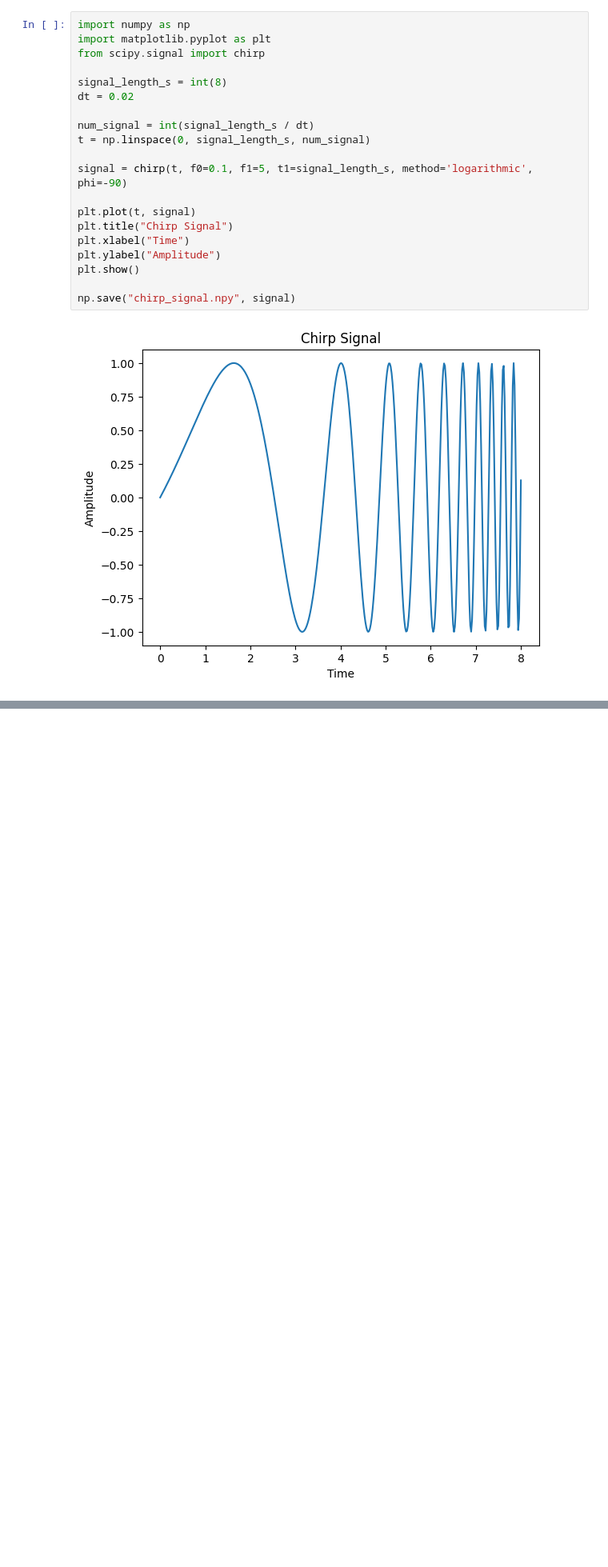
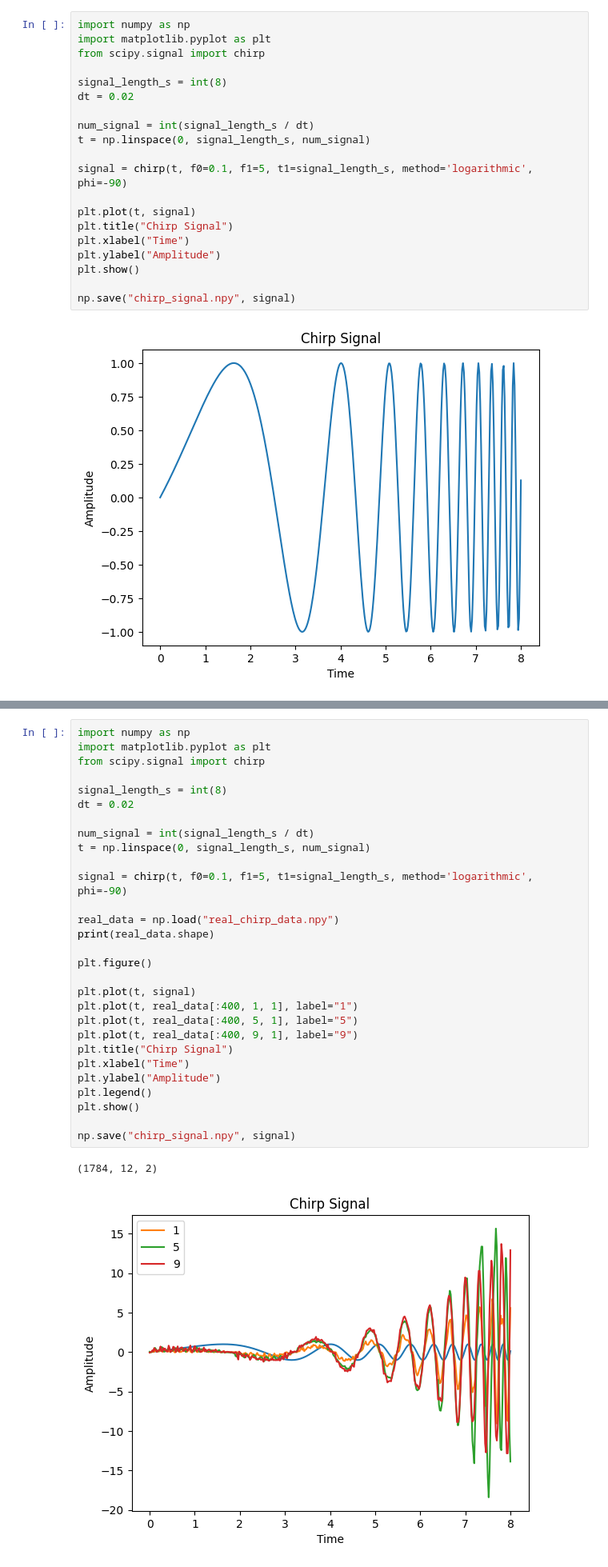
Before and after one commit to Kenjiro-Minamikawa/odrive_test, a Jupyter notebook: script/wave.ipynb, the cells around one changed output, grey strips where cells are left out. Shown at 80% size. Saved outputs shown, nothing was run; the diff lists cells and outputs as text; blank space fills up the shorter version.

```diff
--- a/script/wave.ipynb
+++ b/script/wave.ipynb
@@ -52,0 +55,32 @@ np.save("chirp_signal.npy", signal)
+# %%
+import numpy as np
+import matplotlib.pyplot as plt
+from scipy.signal import chirp
+
+signal_length_s = int(8)
+dt = 0.02
+
+num_signal = int(signal_length_s / dt)
+t = np.linspace(0, signal_length_s, num_signal)
+
+signal = chirp(t, f0=0.1, f1=5, t1=signal_length_s, method='logarithmic', phi=-90)
+
+real_data = np.load("real_chirp_data.npy")
+print(real_data.shape)
+
+plt.figure()
+
+plt.plot(t, signal)
+plt.plot(t, real_data[:400, 1, 1], label="1")
+plt.plot(t, real_data[:400, 5, 1], label="5")
+plt.plot(t, real_data[:400, 9, 1], label="9")
+plt.title("Chirp Signal")
+plt.xlabel("Time")
+plt.ylabel("Amplitude")
+plt.legend()
+plt.show()
+
+np.save("chirp_signal.npy", signal)
+# %% [output]
+(1784, 12, 2)
+[figure, added]
```
Also changed, not shown: parts of 1 cell of this notebook, 2 other files.
